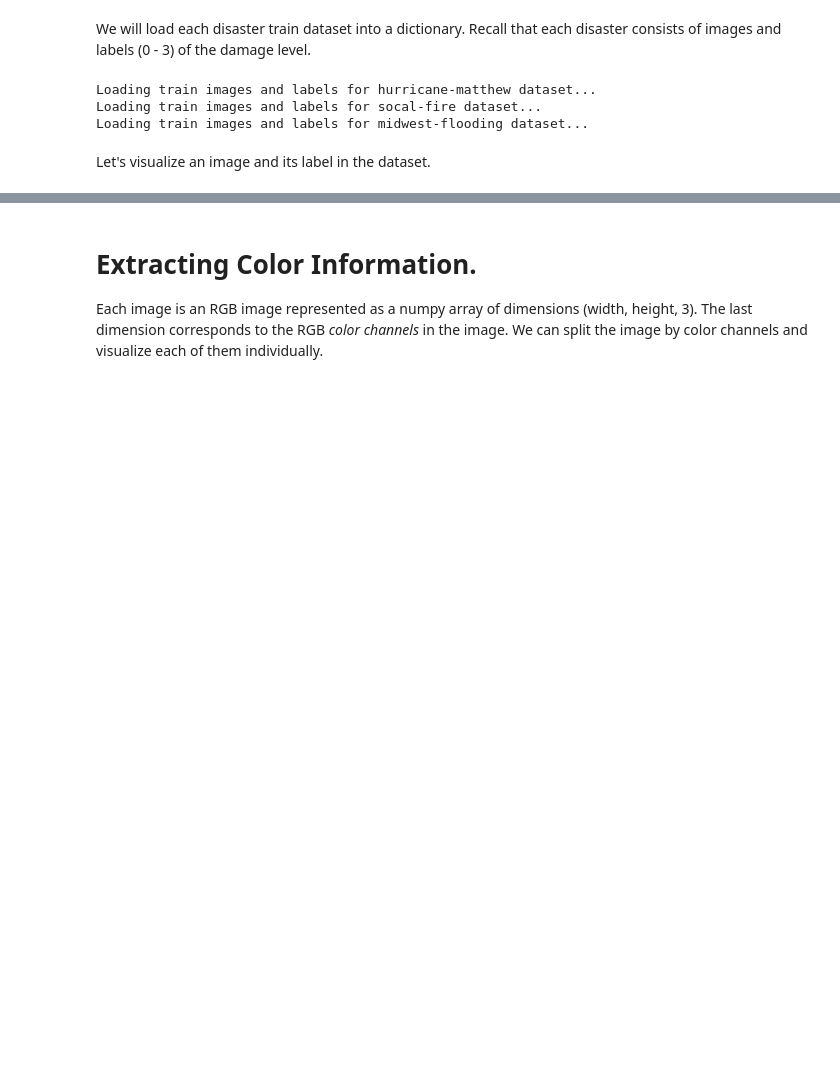
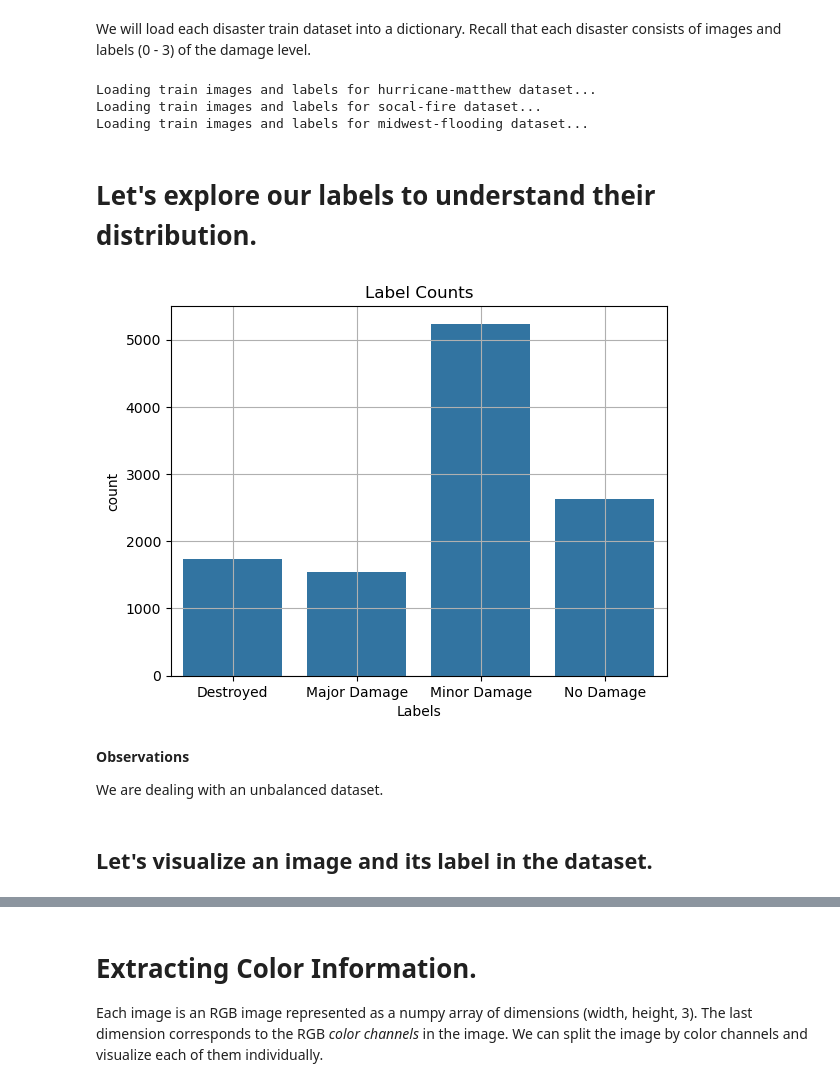
Before and after one commit to fractalclockwork/Data200, a Jupyter notebook: cv-satellite-images/Project_Computer_Vision.ipynb, the cells around one changed output, grey strips where cells are left out. Cells and saved outputs as stored; diff of their text form; code cells hidden in the pictures; blank space fills up the shorter version.

Commit message:
added data balance EDA

```diff
--- a/cv-satellite-images/Project_Computer_Vision.ipynb
+++ b/cv-satellite-images/Project_Computer_Vision.ipynb
@@ -13,7 +13,7 @@ import matplotlib.pyplot as plt
 import numpy as np
 import json
 # %%
-COLAB = True
+COLAB = False
 
 if COLAB:
   import sys
@@ -75,8 +60,32 @@ for disaster in disaster_list:
 Loading train images and labels for hurricane-matthew dataset...
 Loading train images and labels for socal-fire dataset...
 Loading train images and labels for midwest-flooding dataset...
+# %% [markdown]
+# Let's explore our labels to understand their distribution.
+# %%
+import pandas as pd
+import seaborn as sns
+import matplotlib.pyplot as plt
+
+df = pd.DataFrame(labels, columns=['Labels'])
+# print(df.describe())
+
+disaster_level = ['No Damage', 'Minor Damage', 'Major Damage', 'Destroyed']
+get_disaster_level = lambda x: disaster_level[x]
+df['Labels'] = df.map(lambda x: disaster_level[x] )
+
+df = df.groupby('Labels').value_counts().to_frame()
+sns.barplot(data=df, x='Labels', y='count')
+plt.grid()
+plt.title('Label Counts');
+# %% [output]
+[figure, added]
+# %% [markdown]
+**Observations**
+
+We are dealing with an unbalanced dataset.
 # %% [markdown]
-Let's visualize an image and its label in the dataset.
+## Let's visualize an image and its label in the dataset.
 # %%
 disaster = disaster_list[0]
 images = data[disaster]["images"]
```
Also changed, not shown: parts of 5 cells of this notebook.
